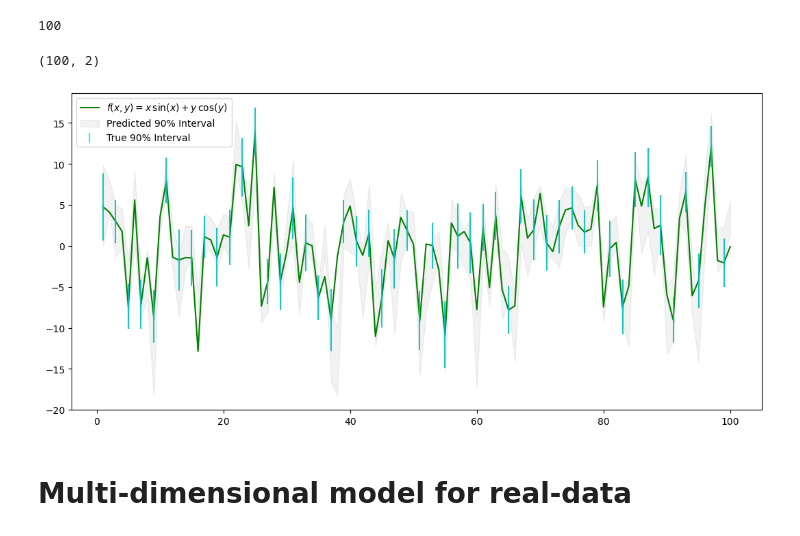
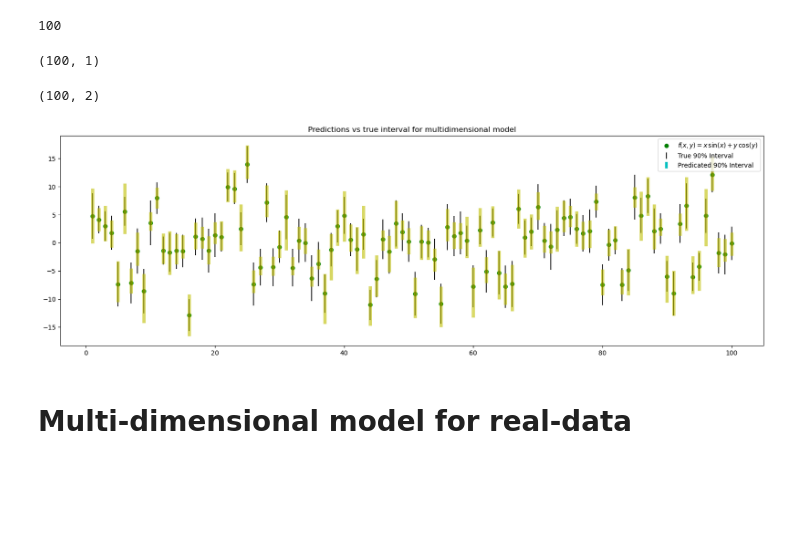
Before and after one commit to mxnurmi/miska-aalto-data-science-project, a Jupyter notebook: project_notebook.ipynb, the cells around one changed output. Drawn from its saved outputs; the diff is of its cells as text; code cells hidden in the pictures; blank space fills up the shorter version.

Commit message:
Updated multidimensional plot

```diff
--- a/project_notebook.ipynb
+++ b/project_notebook.ipynb
@@ -493,6 +493,10 @@ test_data = np.concatenate([X_test, Y_test], axis=1)
 print(len(test_data))
 # %% [output]
 100
+# %%
+Y_test.shape
+# %% [output]
+(100, 1)
 # %%
 test_data.shape
 # %% [output]
@@ -505,35 +509,47 @@ y_lower_pred, y_pred, y_upper_pred = predicted_percentiles[:, 0], predicted_perc
 # %%
 dy_test_data = 1.5 + 1.0 * np.random.random(test_data.shape[0])  # Ensure dy_xx matches the length of xx
 y_lower_true = g(X_test, Y_test).ravel() - 1.645 * dy_test_data  # 10th percentile
 y_upper_true = g(X_test, Y_test).ravel() + 1.645 * dy_test_data  # 90th percentile
 
 # Plotting
-plt.figure(figsize=(13, 6))
+plt.figure(figsize=(20, 6))
 
 test_data_indexed = list(range(1, len(test_data) + 1))
 
 #plt.plot(X_test, y_2, 'b.', markersize=10, label='Observations')
-plt.plot(test_data_indexed, g(X_test, Y_test), 'g', label = r'$f(x, y) = x\,\sin(x) + y \,\cos(y)$')
+plt.scatter(test_data_indexed, g(X_test, Y_test), color='g', label=r'$f(x, y) = x\,\sin(x) + y \,\cos(y)$')
 #plt.plot(test_data_indexed, y_pred, 'r-', label='Median Prediction')
-plt.fill_between(test_data_indexed, y_lower_pred, y_upper_pred, alpha=0.1, color='gray', label='Predicted 90% Interval')
-#range(0, len(test_data), interval)
+#plt.fill_between(test_data_indexed, y_lower_pred, y_upper_pred, alpha=0.3, color='gray', label='Predicted 90% Interval')
+
 # Add vertical bars for true percentiles at regular intervals
-interval = 2 # Interval for placing the vertical bars
+interval = 1 # Interval for placing the vertical bars
 for i in range(0, len(test_data), interval):
     x_val = test_data.ravel()[i]
     lower_val = y_lower_true[i]
     upper_val = y_upper_true[i]
-    plt.errorbar(i+1, (lower_val + upper_val) / 2, yerr=[[(upper_val - lower_val) / 2]], fmt='c|', alpha=0.9)
+    plt.errorbar(i+1, (lower_val + upper_val) / 2, yerr=[[(upper_val - lower_val) / 2]], fmt='black', alpha=0.9)
+
+    lower_pred = y_upper_pred[i]
+    upper_pred = y_lower_pred[i]
+    median_pred = y_pred[i]
+    plt.errorbar(i+1, (lower_val + upper_val) / 2, yerr=[[median_pred - upper_pred], [lower_pred - median_pred]], fmt='y-', alpha=0.6, capthick=10, elinewidth=5)
+
 
 # Automatically generate default legend handles and labels
 handles, labels = plt.gca().get_legend_handles_labels()
 # Append the custom handler for the vertical bars
-handles.append(vertical_bar_proxy)
+legend_true = Line2D([0], [0], linestyle='none', marker='|', color='black', markersize=10, markeredgewidth=1.5)
+handles.append(legend_true)
 labels.append('True 90% Interval')
+
+legend_prediction = Line2D([0], [0], linestyle='none', marker='|', color='c', markersize=10, markeredgewidth=4)
+handles.append(legend_prediction)
+labels.append('Predicated 90% Interval')
 plt.legend(handles=handles, labels=labels, loc="best")
+plt.title("Predictions vs true interval for multidimensional model")
 
 plt.show()
 # %% [output]
-[figure, old version]
+[figure, new version]
 # %%
 # TODO: in the above graph add the y-values so they can be seen?
```
Also changed, not shown: parts of 10 cells of this notebook.
